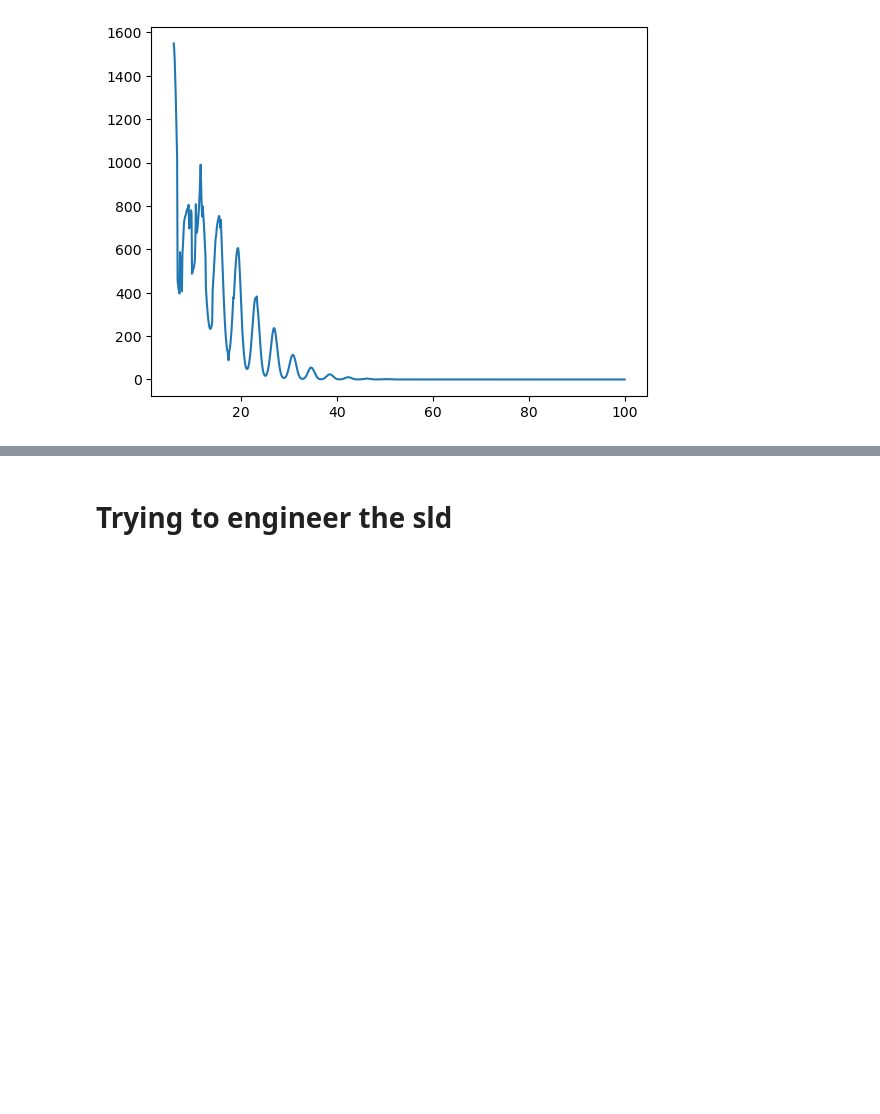
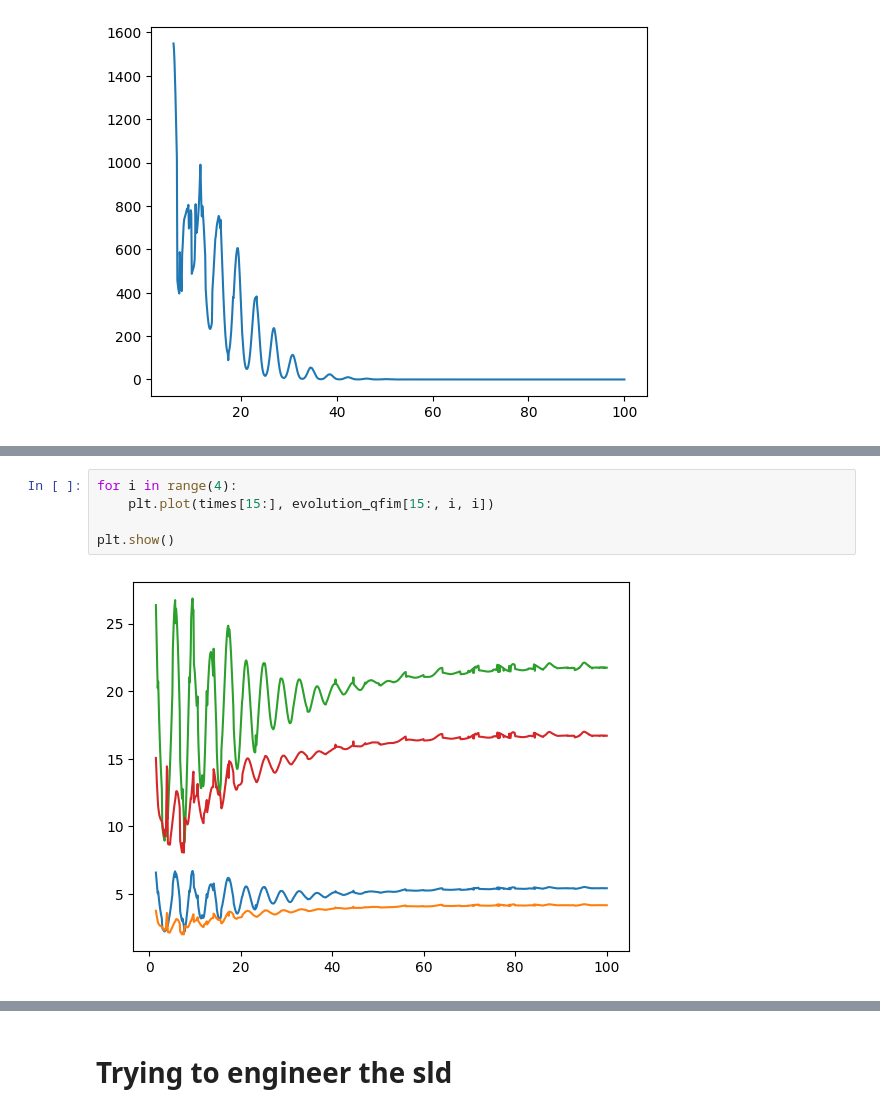
Before and after one commit to Rumoa/qll_qdots, a Jupyter notebook: model_writing.ipynb, the cells around one changed output, grey strips where cells are left out. Cells and saved outputs as stored; diff of their text form; blank space fills up the shorter version.

```diff
--- a/model_writing.ipynb
+++ b/model_writing.ipynb
@@ -1208,0 +1269,7 @@ Array([[[ 0.39433756+0.j        ,  0.14433756+0.14433756j],
+# %%
+for i in range(4):
+    plt.plot(times[15:], evolution_qfim[15:, i, i])
+
+plt.show()
+# %% [output]
+[figure, added]
```
Also changed, not shown: parts of 13 cells of this notebook.
